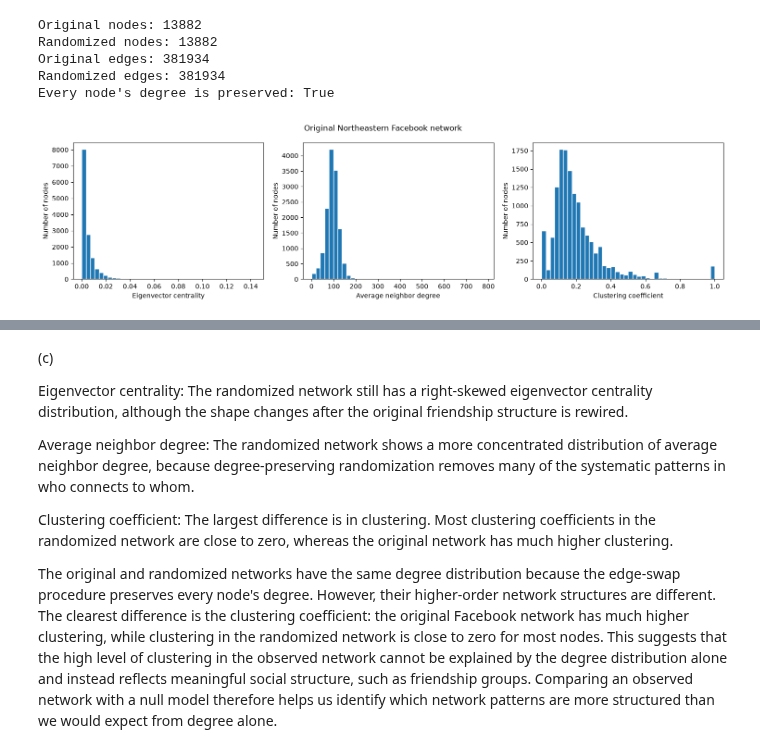
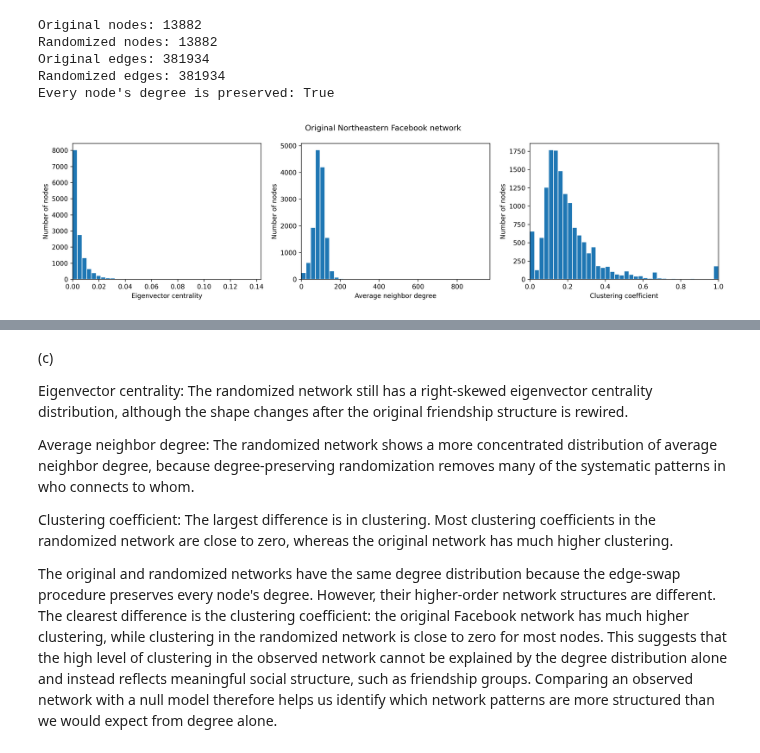
Before and after one commit to jiaao-yu/nets7052_fa26, a Jupyter notebook: assignments/assignment01.ipynb, the cells around one changed output, grey strips where cells are left out. Cells and saved outputs as stored; diff of their text form; code cells hidden in the pictures.

```diff
--- a/assignments/assignment01.ipynb
+++ b/assignments/assignment01.ipynb
@@ -1085,32 +1085,6 @@ neighbor_degree = list(nx.average_neighbor_degree(G_fb).values())
 # %%
 # 3. Clustering coefficient
 clustering = list(nx.clustering(G_fb, weight=None).values())
-# %%
-import matplotlib.pyplot as plt
-
-eigenvector_bins = np.linspace(0, max(eigenvector), 41)
-neighbor_bins = np.linspace(0, max(neighbor_degree), 41)
-clustering_bins = np.linspace(0, 1, 41)
-
-fig, axes = plt.subplots(1, 3, figsize=(15, 4))
-
-axes[0].hist(eigenvector, bins=eigenvector_bins, edgecolor="white")
-axes[0].set_xlabel("Eigenvector centrality")
-
-axes[1].hist(neighbor_degree, bins=neighbor_bins, edgecolor="white")
-axes[1].set_xlabel("Average neighbor degree")
-
-axes[2].hist(clustering, bins=clustering_bins, edgecolor="white")
-axes[2].set_xlabel("Clustering coefficient")
-
-for ax in axes:
-    ax.set_ylabel("Number of nodes")
-
-fig.suptitle("Original Northeastern Facebook network")
-plt.tight_layout()
-plt.show()
-# %% [output]
-[figure, old version]
 # %%
 # Eigenvector centrality
 eigenvector_random = list(nx.eigenvector_centrality(
@@ -1127 +1118,28 @@ clustering_random = list(
+# %%
+fig, axes = plt.subplots(1, 3, figsize=(15, 4))
+
+axes[0].hist(eigenvector, bins=eigenvector_bins, edgecolor="white")
+axes[0].set_xlabel("Eigenvector centrality")
+
+axes[1].hist(neighbor_degree, bins=neighbor_bins, edgecolor="white")
+axes[1].set_xlabel("Average neighbor degree")
+
+axes[2].hist(clustering, bins=clustering_bins, edgecolor="white")
+axes[2].set_xlabel("Clustering coefficient")
+
+for ax in axes:
+    ax.set_ylabel("Number of nodes")
+
+# Match the horizontal ranges in both figures.
+axes[0].set_xlim(eigenvector_bins[0], eigenvector_bins[-1])
+axes[1].set_xlim(neighbor_bins[0], neighbor_bins[-1])
+axes[2].set_xlim(clustering_bins[0], clustering_bins[-1])
+
+fig.suptitle("Original Northeastern Facebook network")
+plt.tight_layout()
+fig.savefig(figure_dir / "facebook_original.pdf", bbox_inches="tight")
+fig.savefig(figure_dir / "facebook_original.png", dpi=300, bbox_inches="tight")
+plt.show()
+# %% [output]
+[figure, new version]
 # %%
```
Also changed, not shown: parts of 2 cells of this notebook.
